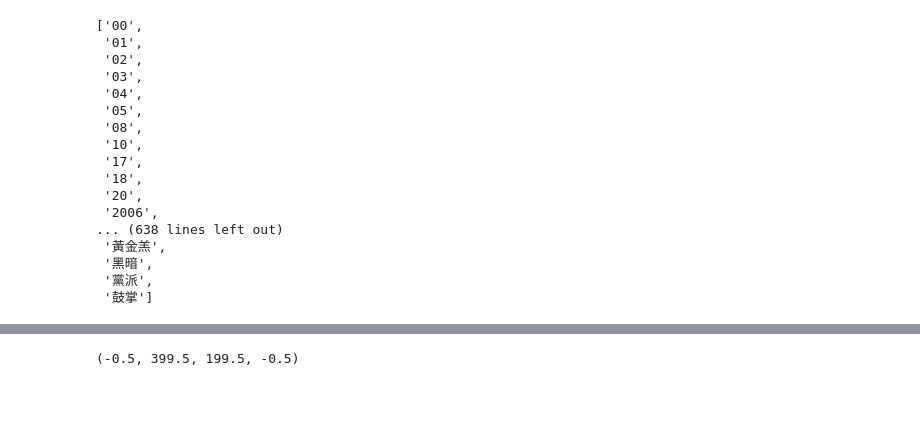
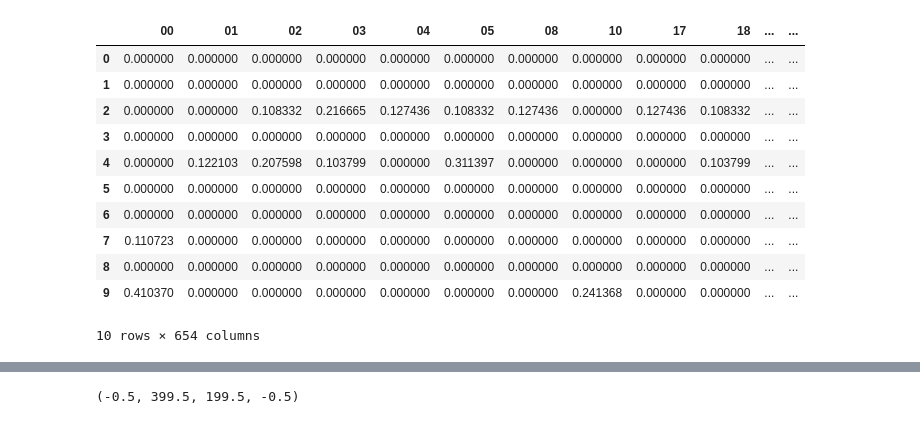
Before and after one commit to hsieh2000/HW, a Jupyter notebook: NLP.ipynb, the cells around one changed output, grey strips where cells are left out. Drawn from its saved outputs; the diff is of its cells as text; code cells hidden in the pictures; blank space fills up the shorter version.

```diff
--- a/NLP.ipynb
+++ b/NLP.ipynb
@@ -196,0 +261,8 @@ corpus[0]
+# %%
+tfidf = models.TfidfModel(corpus)
+corpus_tfidf = tfidf[corpus]
+
+# 查看第一篇文章中字詞的tf-idf分布值
+for doc in corpus_tfidf:
+    pprint(doc)
+    break
@@ -196,0 +287,13 @@ corpus[0]
+# %%
+# 查看文章中詞頻分布情形
+tfidf_lst = []
+for num, (c,t) in enumerate(zip(corpus, corpus_tfidf)):
+    for i in range(len(c)):
+        tfidf_lst.append(
+            {"article_id" : num,
+             "word_id" : c[i][0],
+             "word" : dictionary[c[i][0]],
+             "times" : c[i][1],
+             "tf-idf" : round(t[i][1],3)})
+
+df_tfidf = pd.DataFrame(tfidf_lst)
@@ -295,24 +449,21 @@ See the caveats in the documentation: https://pandas.pydata.org/pandas-docs/stab
 # %%
 tf_idf_vectorizer = TfidfVectorizer()
 tf_idf = tf_idf_vectorizer.fit_transform(TEST_DATA["seg_concat_lst"])
 feature_names = tf_idf_vectorizer.get_feature_names()
+matrix = tf_idf.toarray()
+feature_names_df = pd.DataFrame(matrix,columns=feature_names)
+
+feature_names_df
+# %% [output]
+|  | 00 | 01 | 02 | 03 | 04 | 05 | 08 | 10 | 17 | 18 | ... | ... |
+| 0 | 0.000000 | 0.000000 | 0.000000 | 0.000000 | 0.000000 | 0.000000 | 0.000000 | 0.000000 | 0.000000 | 0.000000 | ... | ... |
+| 1 | 0.000000 | 0.000000 | 0.000000 | 0.000000 | 0.000000 | 0.000000 | 0.000000 | 0.000000 | 0.000000 | 0.000000 | ... | ... |
+| 2 | 0.000000 | 0.000000 | 0.108332 | 0.216665 | 0.127436 | 0.108332 | 0.127436 | 0.000000 | 0.127436 | 0.108332 | ... | ... |
+| 3 | 0.000000 | 0.000000 | 0.000000 | 0.000000 | 0.000000 | 0.000000 | 0.000000 | 0.000000 | 0.000000 | 0.000000 | ... | ... |
+| 4 | 0.000000 | 0.122103 | 0.207598 | 0.103799 | 0.000000 | 0.311397 | 0.000000 | 0.000000 | 0.000000 | 0.103799 | ... | ... |
+| 5 | 0.000000 | 0.000000 | 0.000000 | 0.000000 | 0.000000 | 0.000000 | 0.000000 | 0.000000 | 0.000000 | 0.000000 | ... | ... |
+| 6 | 0.000000 | 0.000000 | 0.000000 | 0.000000 | 0.000000 | 0.000000 | 0.000000 | 0.000000 | 0.000000 | 0.000000 | ... | ... |
+| 7 | 0.110723 | 0.000000 | 0.000000 | 0.000000 | 0.000000 | 0.000000 | 0.000000 | 0.000000 | 0.000000 | 0.000000 | ... | ... |
+| 8 | 0.000000 | 0.000000 | 0.000000 | 0.000000 | 0.000000 | 0.000000 | 0.000000 | 0.000000 | 0.000000 | 0.000000 | ... | ... |
+| 9 | 0.410370 | 0.000000 | 0.000000 | 0.000000 | 0.000000 | 0.000000 | 0.000000 | 0.241368 | 0.000000 | 0.000000 | ... | ... |
+10 rows × 654 columns
-# %%
-feature_names
-# %% [output]
-['00',
- '01',
- '02',
- '03',
- '04',
- '05',
- '08',
- '10',
- '17',
- '18',
- '20',
- '2006',
-... (638 lines left out)
- '黃金羔',
- '黑暗',
- '黨派',
- '鼓掌']
```
Also changed, not shown: parts of 40 cells of this notebook, 1 other file.
